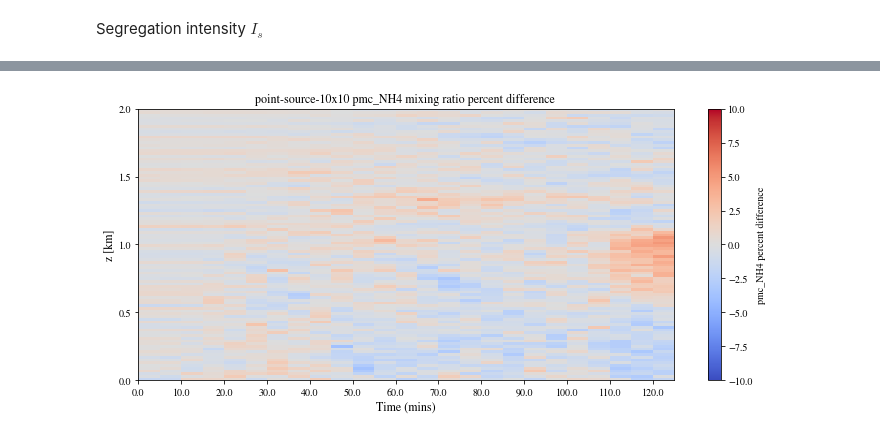
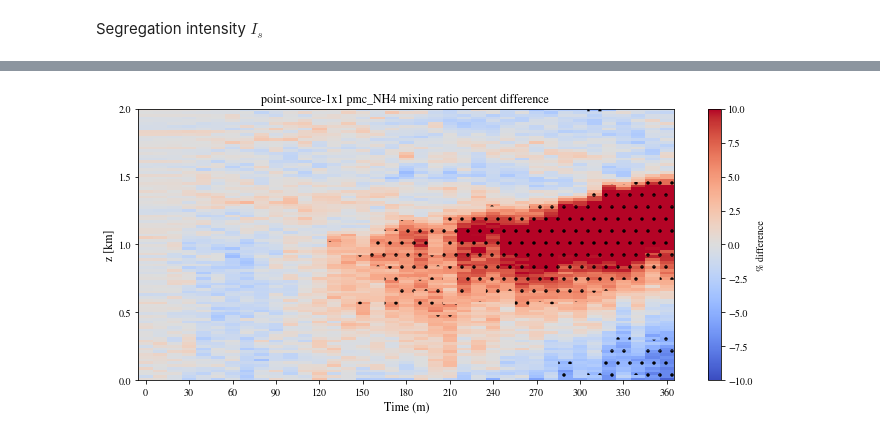
Before and after one commit to samfrederick/WRF-PartMC-LES, a Jupyter notebook: analysis/10km-analysis/analysis.ipynb, the cells around one changed output, grey strips where cells are left out. Cells and saved outputs as stored; diff of their text form; code cells hidden in the pictures.

```diff
--- a/analysis/10km-analysis/analysis.ipynb
+++ b/analysis/10km-analysis/analysis.ipynb
@@ -4,5 +4,7 @@ sys.path.insert(1, os.path.join(sys.path[0], '..'))
 from loaddatastructs import *
 from helperfuncs import *
 from plottingfuncs import *
+# %%
+matplotlib.rcParams.update({'font.size': 13})
 # %%
 Archive.archive_path = '/data/nriemer/d/sf20/les_output/wrf-partmc'
@@ -489,7 +440,7 @@ plotZT(scenario='point-source-10x10', variable='pmc_NH4',vmin=1.2e-9, vmax=1.55e
 # %%
 variable = 'pmc_NH4'
-scenario = 'point-source-10x10'
+scenario = 'point-source-1x1'
 plotVarPercentDiff(scenario, variable, vmin=-10, vmax=10,
-                   mixingratio=True)
+                   mixingratio=True, plot_significance=True)
 # %% [output]
-[figure, old version]
+[figure, new version]
```
Also changed, not shown: parts of 46 cells of this notebook.
